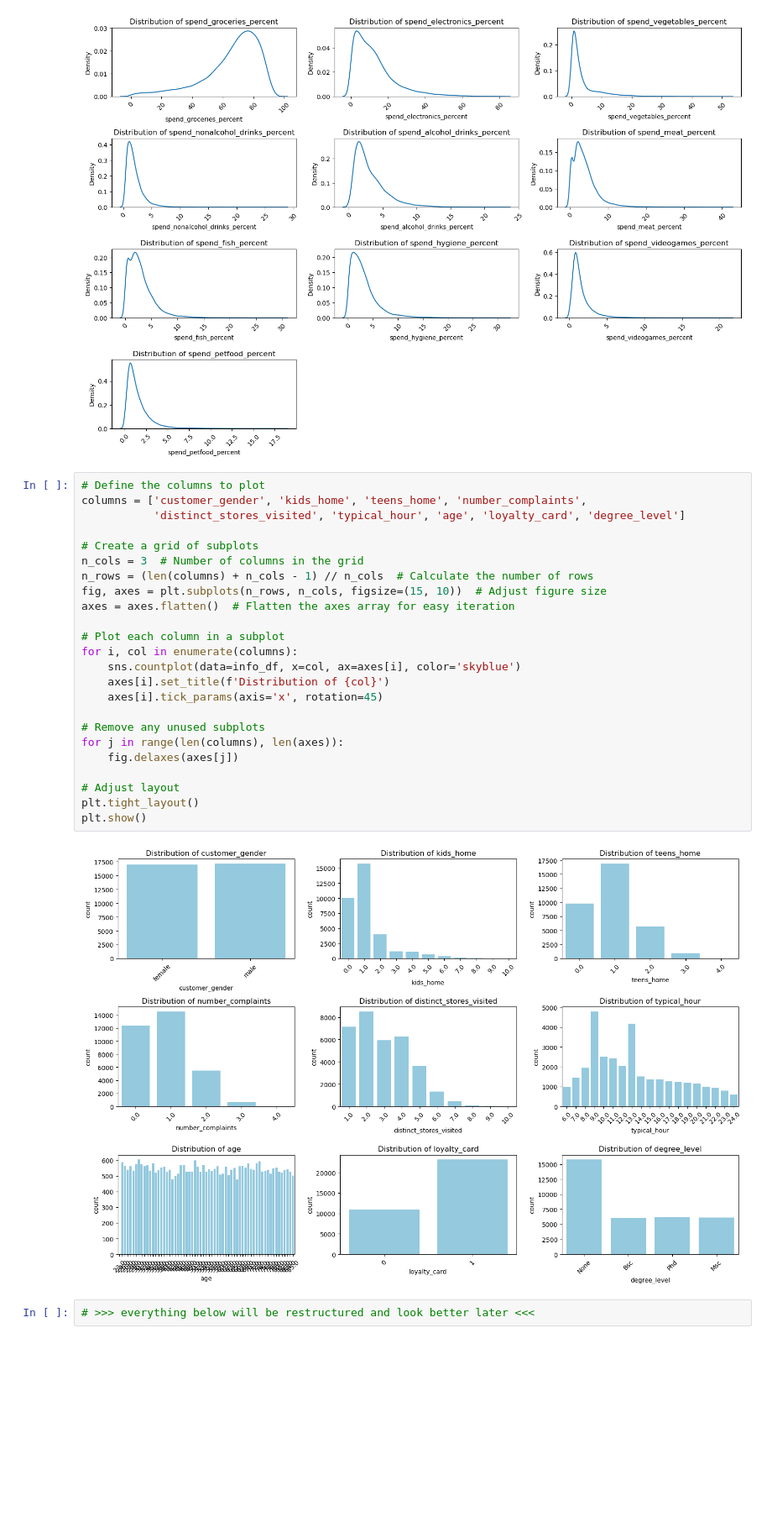
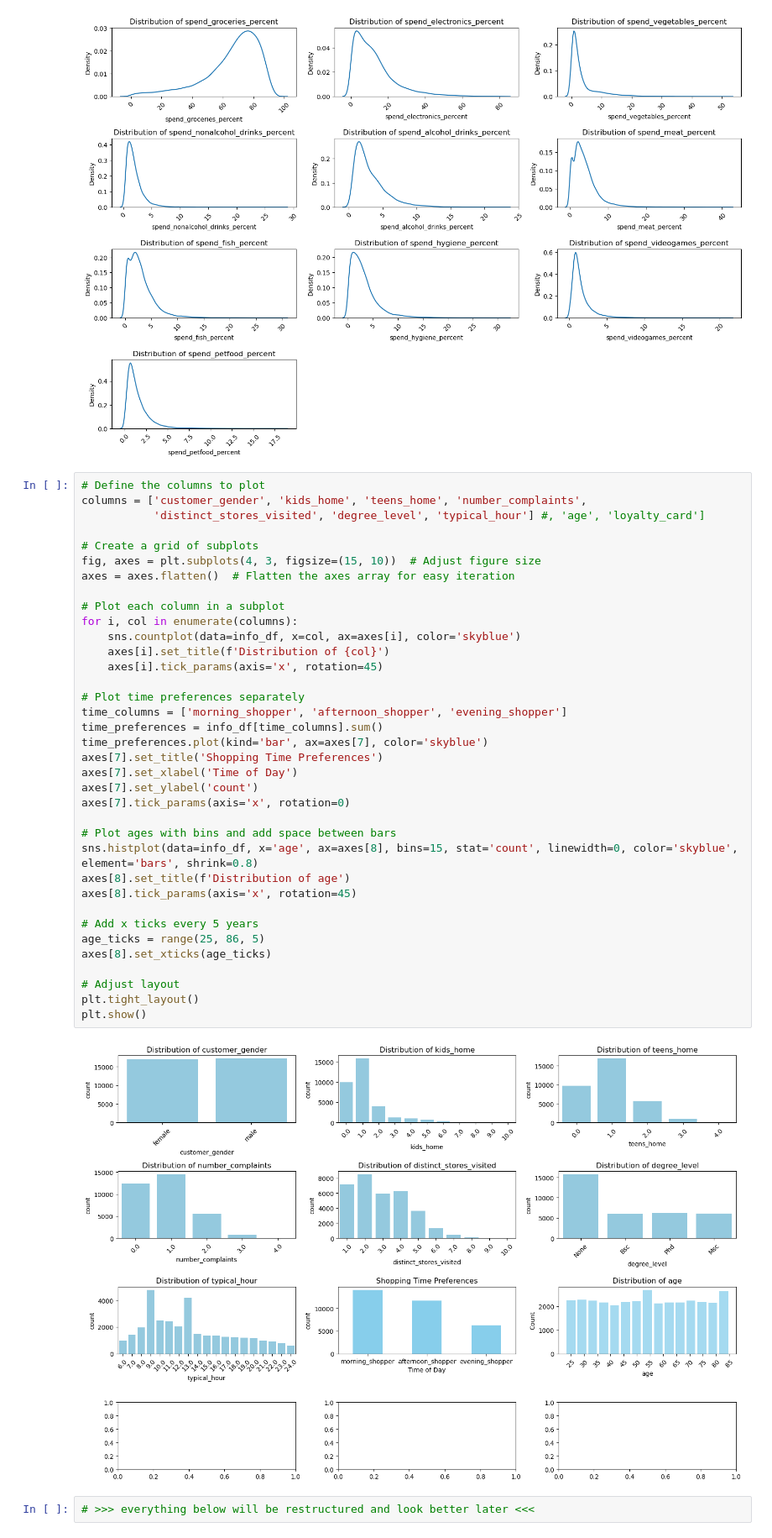
Before and after one commit to Yan-Sidoryk/Unsupervised-Customer-Segmentation, a Jupyter notebook: visualization.ipynb, the cells around one changed output. Shown at 84% size. Saved outputs shown, nothing was run; the diff lists cells and outputs as text; blank space fills up the shorter version.

Commit message:
changes some more graphs

```diff
--- a/visualization.ipynb
+++ b/visualization.ipynb
@@ -199,29 +199,41 @@ plt.show()
 # %%
 # Define the columns to plot
 columns = ['customer_gender', 'kids_home', 'teens_home', 'number_complaints',
-           'distinct_stores_visited', 'typical_hour', 'age', 'loyalty_card', 'degree_level']
+           'distinct_stores_visited', 'degree_level', 'typical_hour'] #, 'age', 'loyalty_card']
 
 # Create a grid of subplots
-n_cols = 3  # Number of columns in the grid
-n_rows = (len(columns) + n_cols - 1) // n_cols  # Calculate the number of rows
-fig, axes = plt.subplots(n_rows, n_cols, figsize=(15, 10))  # Adjust figure size
+fig, axes = plt.subplots(4, 3, figsize=(15, 10))  # Adjust figure size
 axes = axes.flatten()  # Flatten the axes array for easy iteration
 
 # Plot each column in a subplot
 for i, col in enumerate(columns):
     sns.countplot(data=info_df, x=col, ax=axes[i], color='skyblue')
     axes[i].set_title(f'Distribution of {col}')
     axes[i].tick_params(axis='x', rotation=45)
 
-# Remove any unused subplots
-for j in range(len(columns), len(axes)):
-    fig.delaxes(axes[j])
+# Plot time preferences separately
+time_columns = ['morning_shopper', 'afternoon_shopper', 'evening_shopper']
+time_preferences = info_df[time_columns].sum()
+time_preferences.plot(kind='bar', ax=axes[7], color='skyblue')
+axes[7].set_title('Shopping Time Preferences')
+axes[7].set_xlabel('Time of Day')
+axes[7].set_ylabel('count')
+axes[7].tick_params(axis='x', rotation=0)
+
+# Plot ages with bins and add space between bars
+sns.histplot(data=info_df, x='age', ax=axes[8], bins=15, stat='count', linewidth=0, color='skyblue', element='bars', shrink=0.8)
+axes[8].set_title(f'Distribution of age')
+axes[8].tick_params(axis='x', rotation=45)
+
+# Add x ticks every 5 years
+age_ticks = range(25, 86, 5)
+axes[8].set_xticks(age_ticks)
 
 # Adjust layout
 plt.tight_layout()
 plt.show()
 # %% [output]
-[figure, old version]
+[figure, new version]
 # %%
 # >>> everything below will be restructured and look better later <<<
 # %%
```
Also changed, not shown: parts of 1 cell of this notebook.
